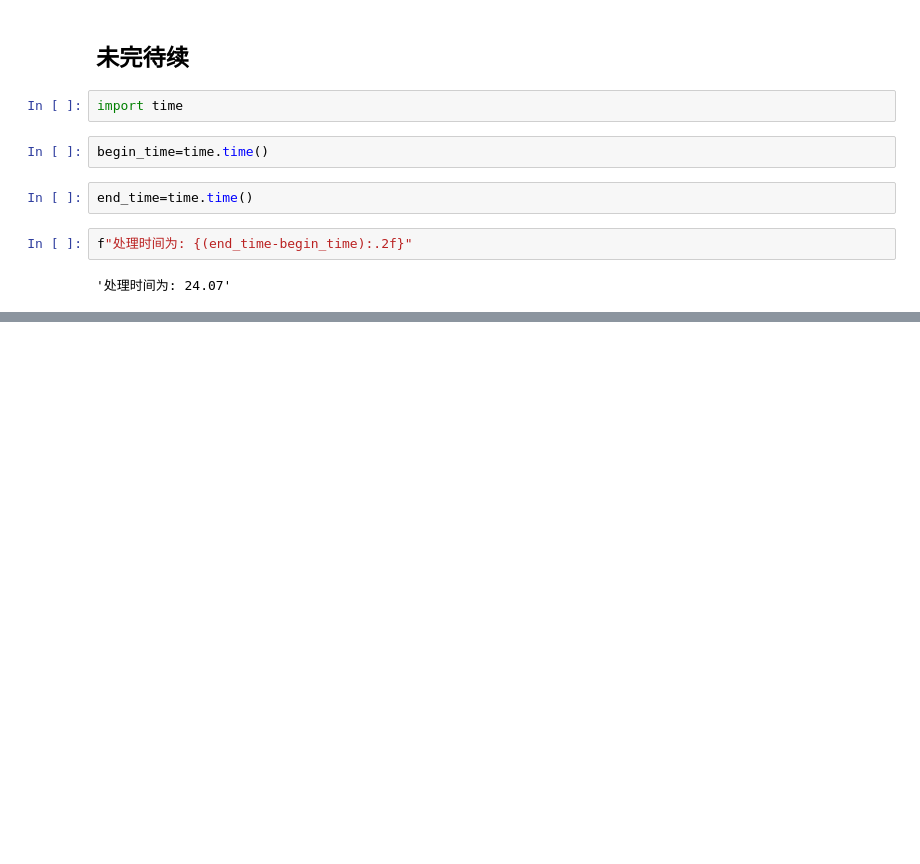
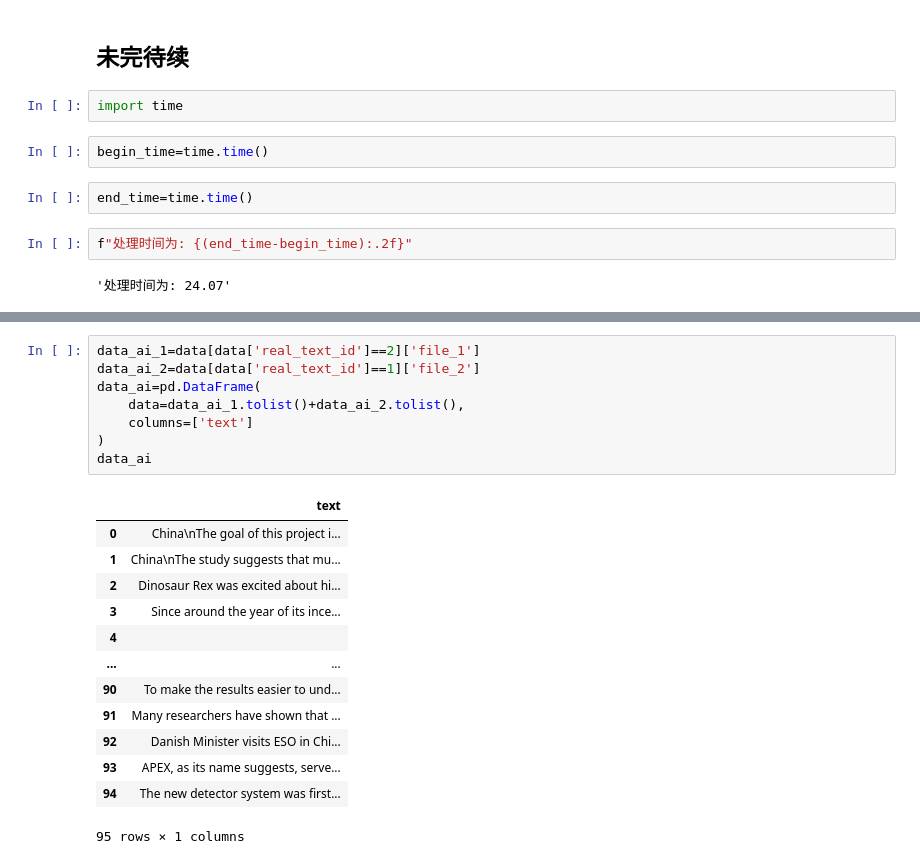
Before and after one commit to zhangdw156/fake-or-real, a Jupyter notebook: research.ipynb, the cells around one changed output, grey strips where cells are left out. Drawn from its saved outputs; the diff is of its cells as text; blank space fills up the shorter version.

```diff
--- a/research.ipynb
+++ b/research.ipynb
@@ -607,0 +655,22 @@ f"处理时间为: {(end_time-begin_time):.2f}"
+# %%
+data_ai_1=data[data['real_text_id']==2]['file_1']
+data_ai_2=data[data['real_text_id']==1]['file_2']
+data_ai=pd.DataFrame(
+    data=data_ai_1.tolist()+data_ai_2.tolist(),
+    columns=['text']
+)
+data_ai
+# %% [output]
+|  | text |
+| 0 | China\nThe goal of this project i... |
+| 1 | China\nThe study suggests that mu... |
+| 2 | Dinosaur Rex was excited about hi... |
+| 3 | Since around the year of its ince... |
+| 4 |  |
+| ... | ... |
+| 90 | To make the results easier to und... |
+| 91 | Many researchers have shown that ... |
+| 92 | Danish Minister visits ESO in Chi... |
+| 93 | APEX, as its name suggests, serve... |
+| 94 | The new detector system was first... |
+95 rows × 1 columns
```
Also changed, not shown: parts of 32 cells of this notebook, 19 other files.
